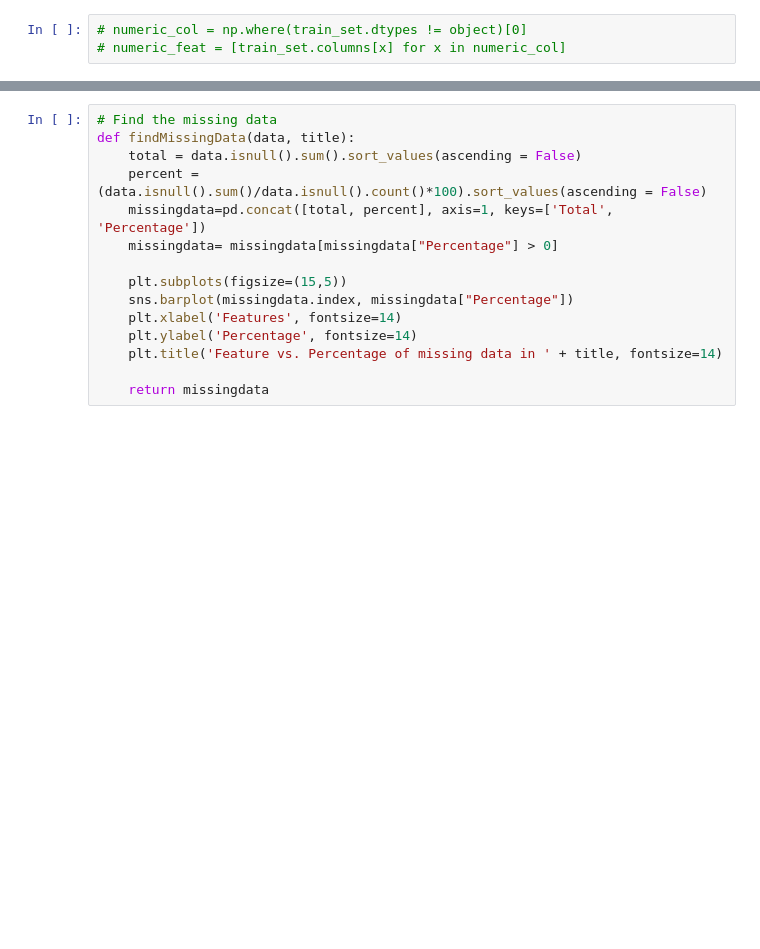
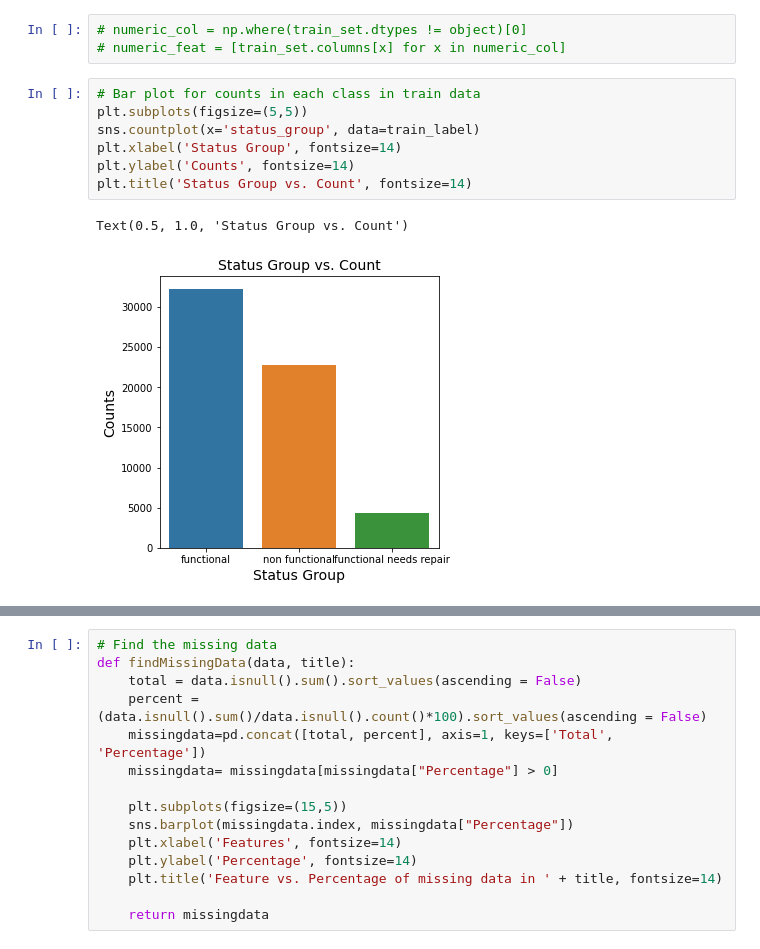
Before and after one commit to thuvarahan97/Pump-it-Up---Driven-Data, a Jupyter notebook: PumpItUp.ipynb, the cells around one changed output, grey strips where cells are left out. Drawn from its saved outputs; the diff is of its cells as text; blank space fills up the shorter version.

```diff
--- a/PumpItUp.ipynb
+++ b/PumpItUp.ipynb
@@ -140,3 +164,13 @@ test_set = test_set.set_index('id')
 # %%
 # numeric_col = np.where(train_set.dtypes != object)[0]
 # numeric_feat = [train_set.columns[x] for x in numeric_col]
+# %%
+# Bar plot for counts in each class in train data
+plt.subplots(figsize=(5,5))
+sns.countplot(x='status_group', data=train_label)
+plt.xlabel('Status Group', fontsize=14)
+plt.ylabel('Counts', fontsize=14)
+plt.title('Status Group vs. Count', fontsize=14)
+# %% [output]
+Text(0.5, 1.0, 'Status Group vs. Count')
+[figure, added]
```
Also changed, not shown: parts of 94 cells of this notebook.
